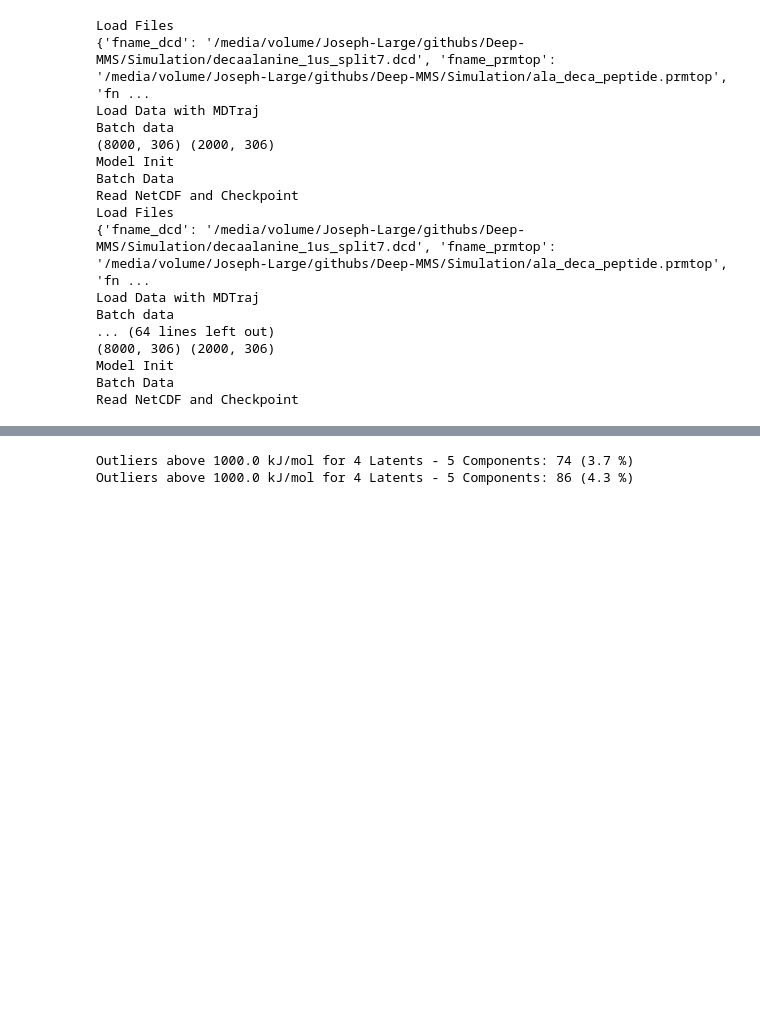
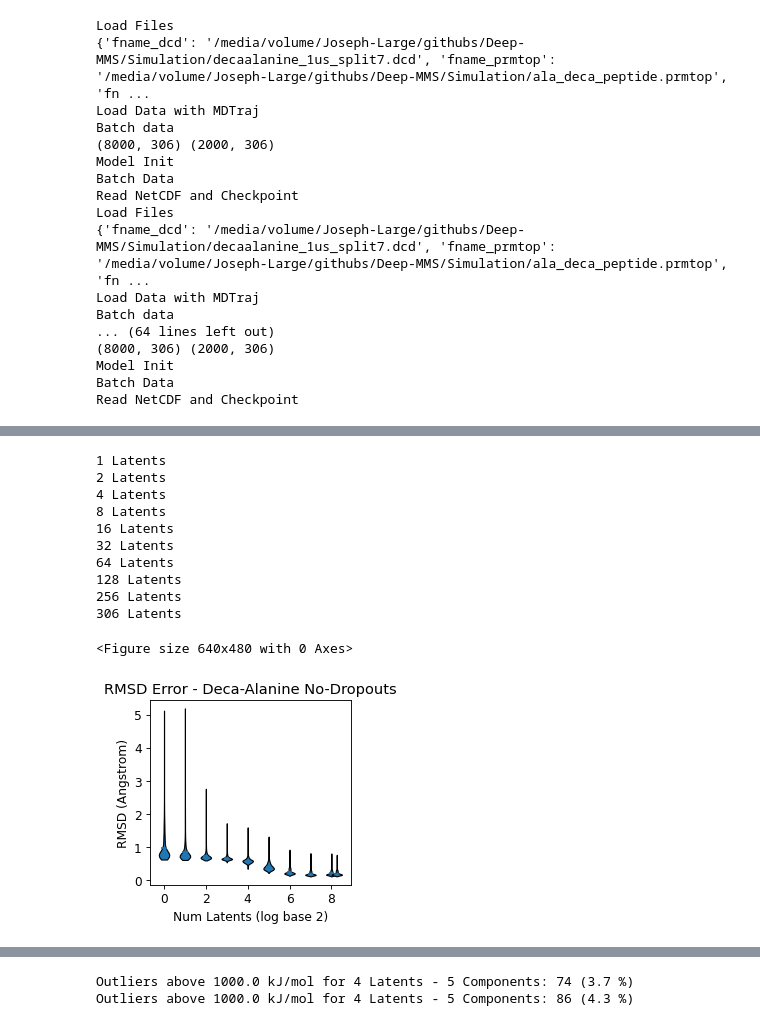
Before and after one commit to CCBatIIT/Deep-MMS, a Jupyter notebook: Multi-Analysis.ipynb, the cells around one changed output, grey strips where cells are left out. Drawn from its saved outputs; the diff is of its cells as text; code cells hidden in the pictures; blank space fills up the shorter version.

```diff
--- a/Multi-Analysis.ipynb
+++ b/Multi-Analysis.ipynb
@@ -299,4 +322,17 @@ def rmsd_violin_plot(self, rng_seed, title):
     plt.savefig(f'{title}.png', dpi=600, bbox_inches = "tight")
     plt.show()
 # %%
-rmsd_violin_plot(self, rng_seed=98263, title='RMSD Error - Bromodomains')
+rmsd_violin_plot(self, rng_seed=98263, title=f'RMSD Error - {system}')
+# %% [output]
+1 Latents
+2 Latents
+4 Latents
+8 Latents
+16 Latents
+32 Latents
+64 Latents
+128 Latents
+256 Latents
+306 Latents
+<Figure size 640x480 with 0 Axes>
+[figure, added]
```
Also changed, not shown: parts of 25 cells of this notebook, 6 other files.
